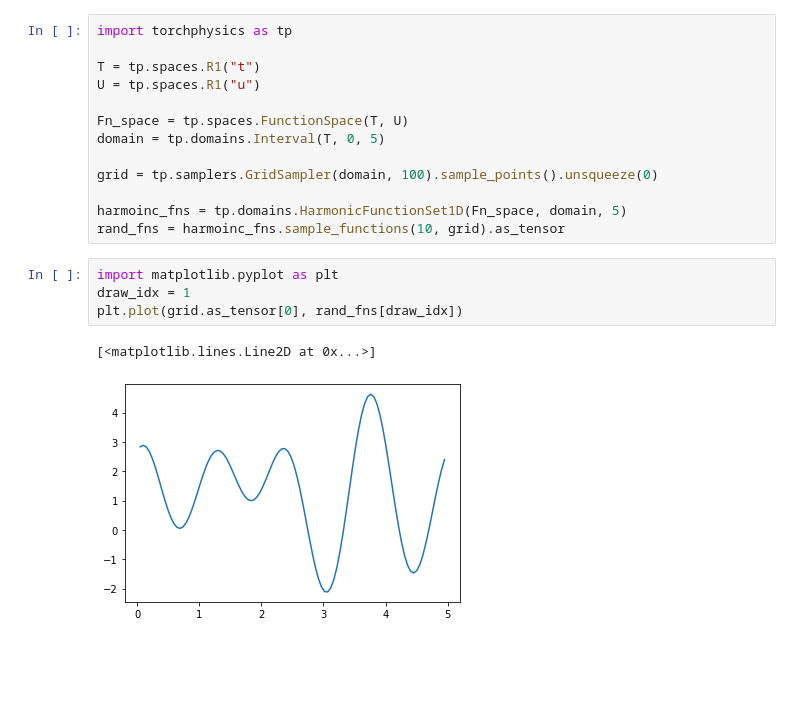
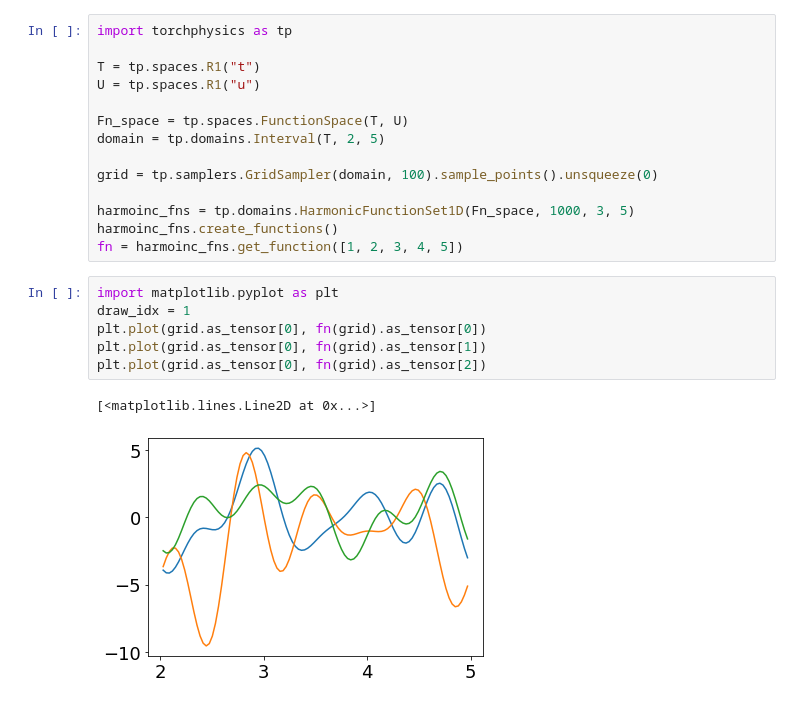
Before and after one commit to boschresearch/torchphysics, a Jupyter notebook: examples/deeponet/test_stuff.ipynb, the cells around one changed output. Saved outputs shown, nothing was run; the diff lists cells and outputs as text; blank space fills up the shorter version.

```diff
--- a/examples/deeponet/test_stuff.ipynb
+++ b/examples/deeponet/test_stuff.ipynb
@@ -5,16 +56,19 @@ T = tp.spaces.R1("t")
 U = tp.spaces.R1("u")
 
 Fn_space = tp.spaces.FunctionSpace(T, U)
-domain = tp.domains.Interval(T, 0, 5)
+domain = tp.domains.Interval(T, 2, 5)
 
 grid = tp.samplers.GridSampler(domain, 100).sample_points().unsqueeze(0)
 
-harmoinc_fns = tp.domains.HarmonicFunctionSet1D(Fn_space, domain, 5)
-rand_fns = harmoinc_fns.sample_functions(10, grid).as_tensor
+harmoinc_fns = tp.domains.HarmonicFunctionSet1D(Fn_space, 1000, 3, 5)
+harmoinc_fns.create_functions()
+fn = harmoinc_fns.get_function([1, 2, 3, 4, 5])
 # %%
 import matplotlib.pyplot as plt
 draw_idx = 1
-plt.plot(grid.as_tensor[0], rand_fns[draw_idx])
+plt.plot(grid.as_tensor[0], fn(grid).as_tensor[0])
+plt.plot(grid.as_tensor[0], fn(grid).as_tensor[1])
+plt.plot(grid.as_tensor[0], fn(grid).as_tensor[2])
 # %% [output]
 [<matplotlib.lines.Line2D at 0x...>]
-[figure, old version]
+[figure, new version]
```
Also changed, not shown: parts of 18 cells of this notebook, 19 other files.
